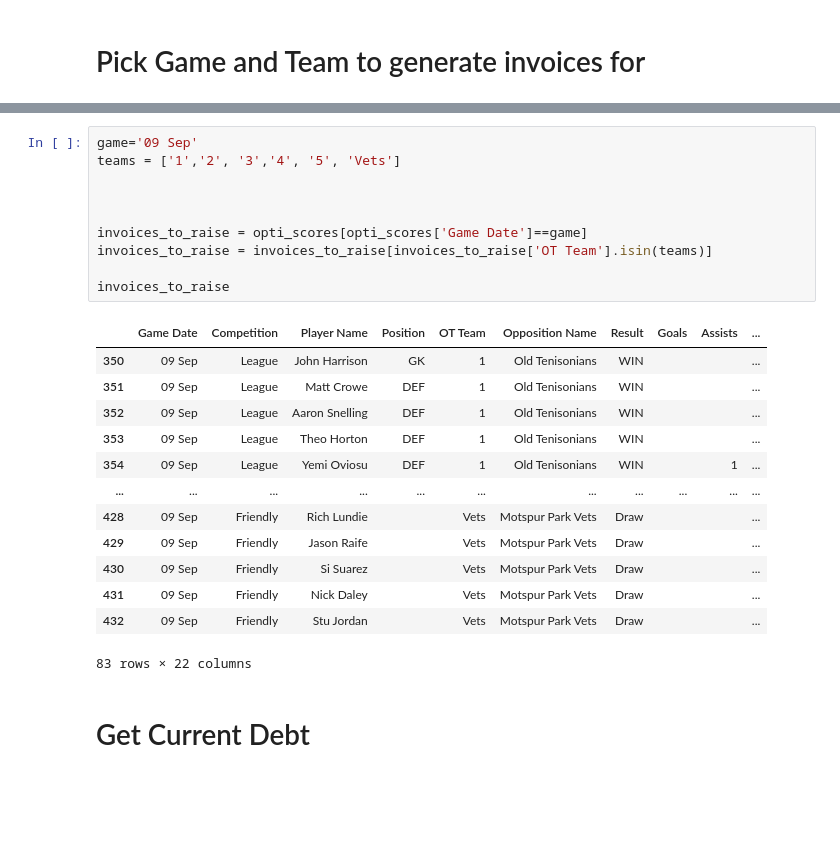
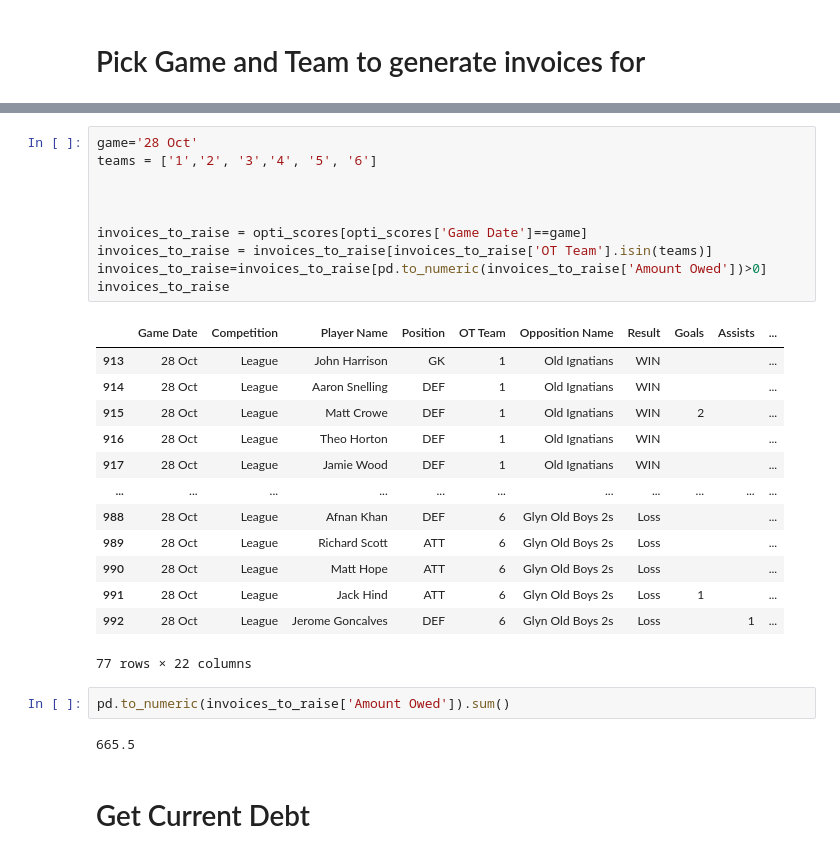
Before and after one commit to jtunedtimmins1995/ots_square, a Jupyter notebook: invoice_creator.ipynb, the cells around one changed output, grey strips where cells are left out. Drawn from its saved outputs; the diff is of its cells as text; blank space fills up the shorter version.

```diff
--- a/invoice_creator.ipynb
+++ b/invoice_creator.ipynb
@@ -38,28 +45,32 @@ print(opti_scores['Game Date'].drop_duplicates())
 Name: Game Date, dtype: object
 # %%
-game='09 Sep'
-teams = ['1','2', '3','4', '5', 'Vets']
+game='28 Oct'
+teams = ['1','2', '3','4', '5', '6']
 
 
 
 invoices_to_raise = opti_scores[opti_scores['Game Date']==game]
 invoices_to_raise = invoices_to_raise[invoices_to_raise['OT Team'].isin(teams)]
-
+invoices_to_raise=invoices_to_raise[pd.to_numeric(invoices_to_raise['Amount Owed'])>0]
 invoices_to_raise
 # %% [output]
 |  | Game Date | Competition | Player Name | Position | OT Team | Opposition Name | Result | Goals | Assists | ... |
-| 350 | 09 Sep | League | John Harrison | GK | 1 | Old Tenisonians | WIN |  |  | ... |
-| 351 | 09 Sep | League | Matt Crowe | DEF | 1 | Old Tenisonians | WIN |  |  | ... |
-| 352 | 09 Sep | League | Aaron Snelling | DEF | 1 | Old Tenisonians | WIN |  |  | ... |
-| 353 | 09 Sep | League | Theo Horton | DEF | 1 | Old Tenisonians | WIN |  |  | ... |
-| 354 | 09 Sep | League | Yemi Oviosu | DEF | 1 | Old Tenisonians | WIN |  | 1 | ... |
+| 913 | 28 Oct | League | John Harrison | GK | 1 | Old Ignatians | WIN |  |  | ... |
+| 914 | 28 Oct | League | Aaron Snelling | DEF | 1 | Old Ignatians | WIN |  |  | ... |
+| 915 | 28 Oct | League | Matt Crowe | DEF | 1 | Old Ignatians | WIN | 2 |  | ... |
+| 916 | 28 Oct | League | Theo Horton | DEF | 1 | Old Ignatians | WIN |  |  | ... |
+| 917 | 28 Oct | League | Jamie Wood | DEF | 1 | Old Ignatians | WIN |  |  | ... |
 | ... | ... | ... | ... | ... | ... | ... | ... | ... | ... | ... |
-| 428 | 09 Sep | Friendly | Rich Lundie |  | Vets | Motspur Park Vets | Draw |  |  | ... |
-| 429 | 09 Sep | Friendly | Jason Raife |  | Vets | Motspur Park Vets | Draw |  |  | ... |
-| 430 | 09 Sep | Friendly | Si Suarez |  | Vets | Motspur Park Vets | Draw |  |  | ... |
-| 431 | 09 Sep | Friendly | Nick Daley |  | Vets | Motspur Park Vets | Draw |  |  | ... |
-| 432 | 09 Sep | Friendly | Stu Jordan |  | Vets | Motspur Park Vets | Draw |  |  | ... |
+| 988 | 28 Oct | League | Afnan Khan | DEF | 6 | Glyn Old Boys 2s | Loss |  |  | ... |
+| 989 | 28 Oct | League | Richard Scott | ATT | 6 | Glyn Old Boys 2s | Loss |  |  | ... |
+| 990 | 28 Oct | League | Matt Hope | ATT | 6 | Glyn Old Boys 2s | Loss |  |  | ... |
+| 991 | 28 Oct | League | Jack Hind | ATT | 6 | Glyn Old Boys 2s | Loss | 1 |  | ... |
+| 992 | 28 Oct | League | Jerome Goncalves | DEF | 6 | Glyn Old Boys 2s | Loss |  | 1 | ... |
-83 rows × 22 columns
+77 rows × 22 columns
+# %%
+pd.to_numeric(invoices_to_raise['Amount Owed']).sum()
+# %% [output]
+665.5
 # %% [markdown]
 # Get Current Debt
 # %%
```
Also changed, not shown: parts of 13 cells of this notebook, 5 other files.
